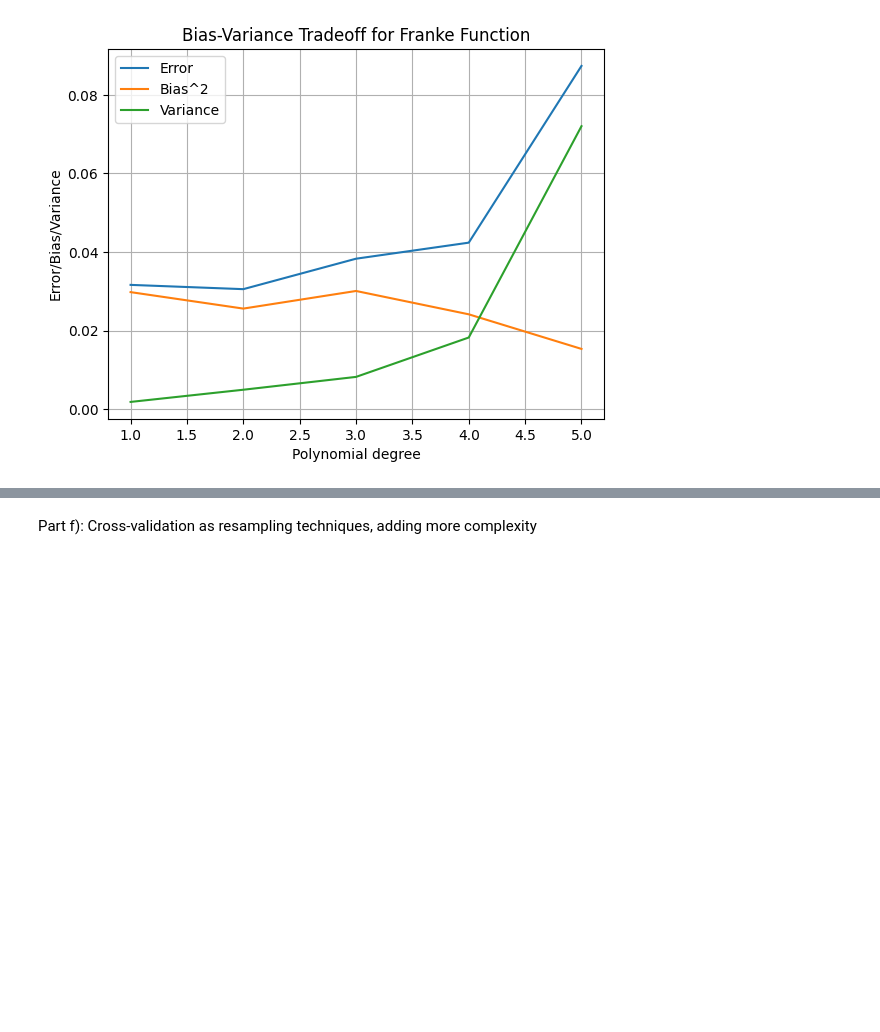
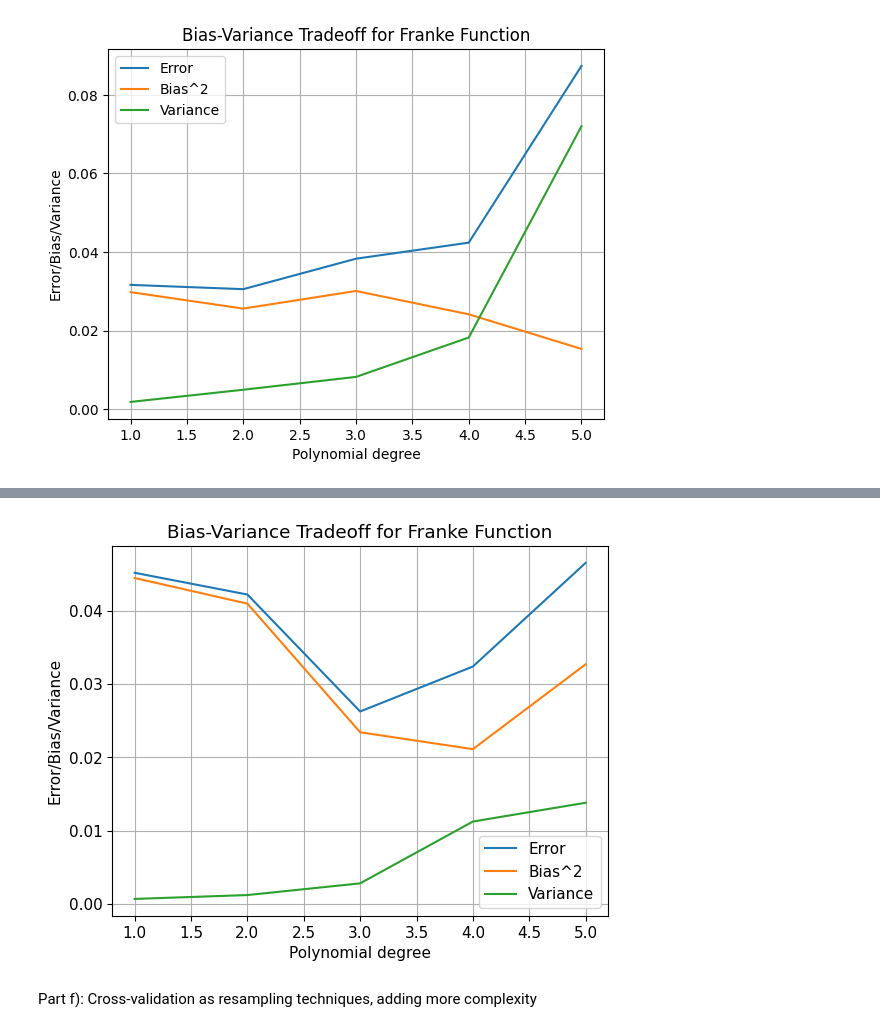
Before and after one commit to tiriltk/FYSSTK4155, a Jupyter notebook: Project1/project1code.ipynb, the cells around one changed output, grey strips where cells are left out. Saved outputs shown, nothing was run; the diff lists cells and outputs as text; code cells hidden in the pictures; blank space fills up the shorter version.

```diff
--- a/Project1/project1code.ipynb
+++ b/Project1/project1code.ipynb
@@ -457,3 +457,87 @@ Degree 3: Error = 0.0383, Bias ^2 = 0.0301, Variance = 0.0082
 Degree 4: Error = 0.0424, Bias ^2 = 0.0241, Variance = 0.0182
 Degree 5: Error = 0.0874, Bias ^2 = 0.0153, Variance = 0.0720
 [figure]
+# %%
+import numpy as np
+import matplotlib.pyplot as plt
+from sklearn.linear_model import LinearRegression
+from sklearn.utils import resample
+from sklearn.model_selection import train_test_split
+
+# Franke Function definition
+def FrankeFunction(x, y):
+    term1 = 0.75 * np.exp(-(0.25 * (9 * x - 2) ** 2) - 0.25 * ((9 * y - 2) ** 2))
+    term2 = 0.75 * np.exp(-((9 * x + 1) ** 2) / 49.0 - 0.1 * (9 * y + 1))
+    term3 = 0.5 * np.exp(-(9 * x - 7) ** 2 / 4.0 - 0.25 * ((9 * y - 3) ** 2))
+    term4 = -0.2 * np.exp(-(9 * x - 4) ** 2 - (9 * y - 7) ** 2)
+    return term1 + term2 + term3 + term4
+
+# Create design matrix with polynomial features
+def create_X(x, y, n):
+    if len(x.shape) > 1:
+        x = np.ravel(x)
+        y = np.ravel(y)
+
+    N = len(x)
+    l = int((n + 1) * (n + 2) / 2)  # Number of elements in beta
+    X = np.ones((N, l))
+
+    for i in range(1, n + 1):
+        q = int((i) * (i + 1) / 2)
+        for k in range(i + 1):
+            X[:, q + k] = (x ** (i - k)) * (y ** k)
+
+    return X
+
+# Generate data
+n = 100
+x = np.random.uniform(0, 1, n)
+y = np.random.uniform(0, 1, n)
+z = FrankeFunction(x, y) + 0.1 * np.random.normal(0, 1, x.shape)
+
+# Split into training and test data
+X_train, X_test, z_train, z_test = train_test_split(np.hstack((x.reshape(-1, 1), y.reshape(-1, 1))), z, test_size=0.2)
+
+n_boostraps = 100
+maxdegree = 5
+
+error = np.zeros(maxdegree)
+bias = np.zeros(maxdegree)
+variance = np.zeros(maxdegree)
+polydegree = np.arange(1, maxdegree + 1)
+
+z_test = z_test.reshape(-1, 1)
+
+# Loop over polynomial degrees
+for degree in range(1, maxdegree + 1):
+    # Create design matrix for the current degree
+    X_train_poly = create_X(X_train[:, 0], X_train[:, 1], degree)
+    X_test_poly = create_X(X_test[:, 0], X_test[:, 1], degree)
+
+    z_pred = np.empty((z_test.shape[0], n_boostraps))  # To store bootstrap predictions
+
+    # Perform bootstrap resampling
+    for i in range(n_boostraps):
+        X_, z_ = resample(X_train_poly, z_train)
+        model = LinearRegression(fit_intercept=False)
+        z_pred[:, i] = model.fit(X_, z_).predict(X_test_poly).ravel()
+
+    # Calculate error, bias, and variance
+    error[degree-1] = np.mean(np.mean((z_test - z_pred) ** 2, axis=1))
+    bias[degree-1] = np.mean((z_test - np.mean(z_pred, axis=1, keepdims=True)) ** 2)
+    variance[degree-1] = np.mean(np.var(z_pred, axis=1))
+
+    print(f'Degree {degree}: Error = {error[degree-1]:.4f}, Bias^2 = {bias[degree-1]:.4f}, Variance = {variance[degree-1]:.4f}')
+
+# Plot the error, bias, and variance as a function of polynomial degree
+plt.rcParams.update({'font.size': 11})
+plt.plot(polydegree, error, label='Error')
+plt.plot(polydegree, bias, label='Bias^2')
+plt.plot(polydegree, variance, label='Variance')
+plt.xlabel('Polynomial degree')
+plt.ylabel('Error/Bias/Variance')
+plt.legend()
+plt.title('Bias-Variance Tradeoff for Franke Function')
+plt.grid(True)
+plt.show()
+# %% [output]
@@ -459,0 +549 @@ Degree 5: Error = 0.0874, Bias ^2 = 0.0153, Variance = 0.0720
+[figure, added]
```
Also changed, not shown: parts of 3 cells of this notebook, 2 other files.
